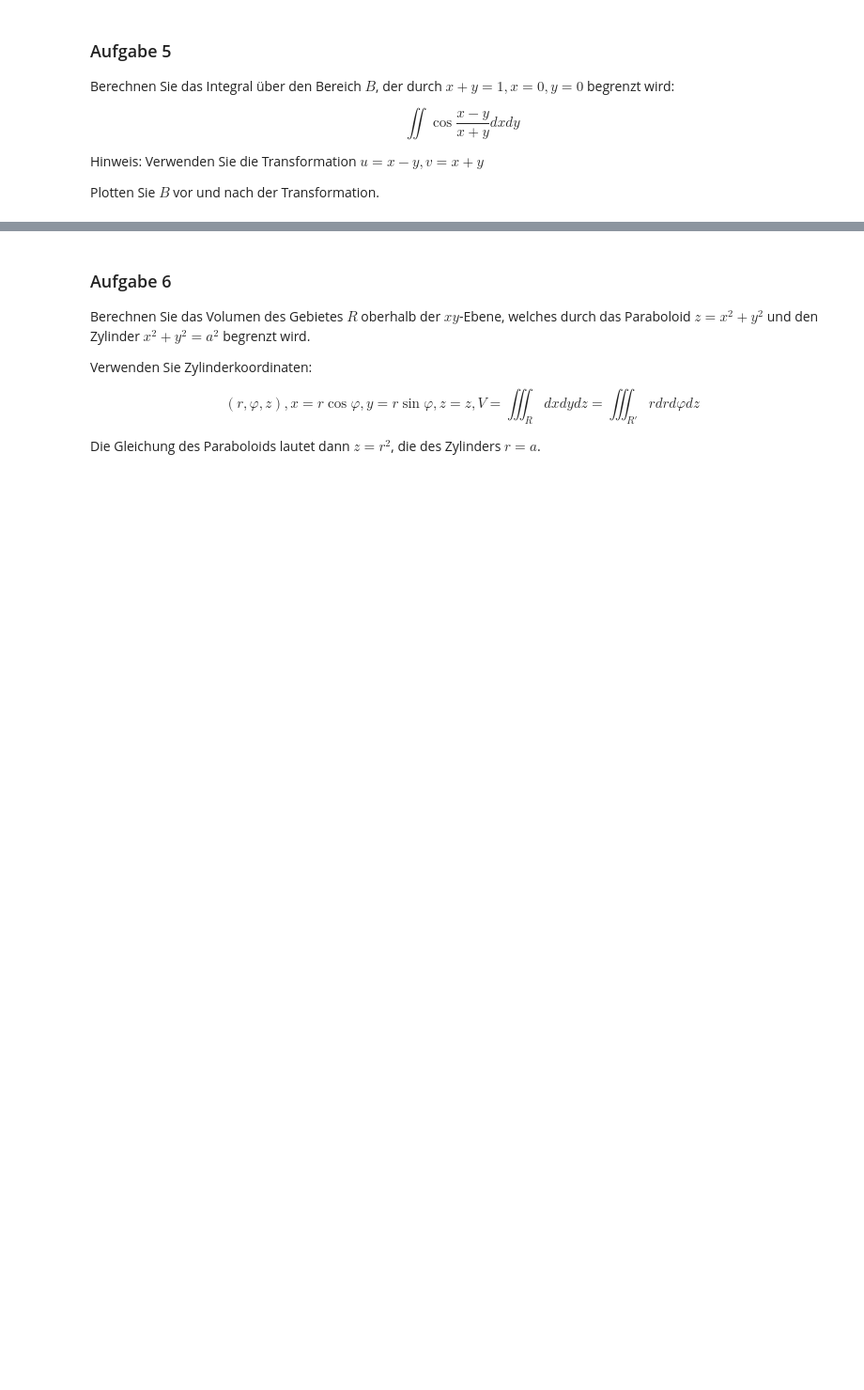
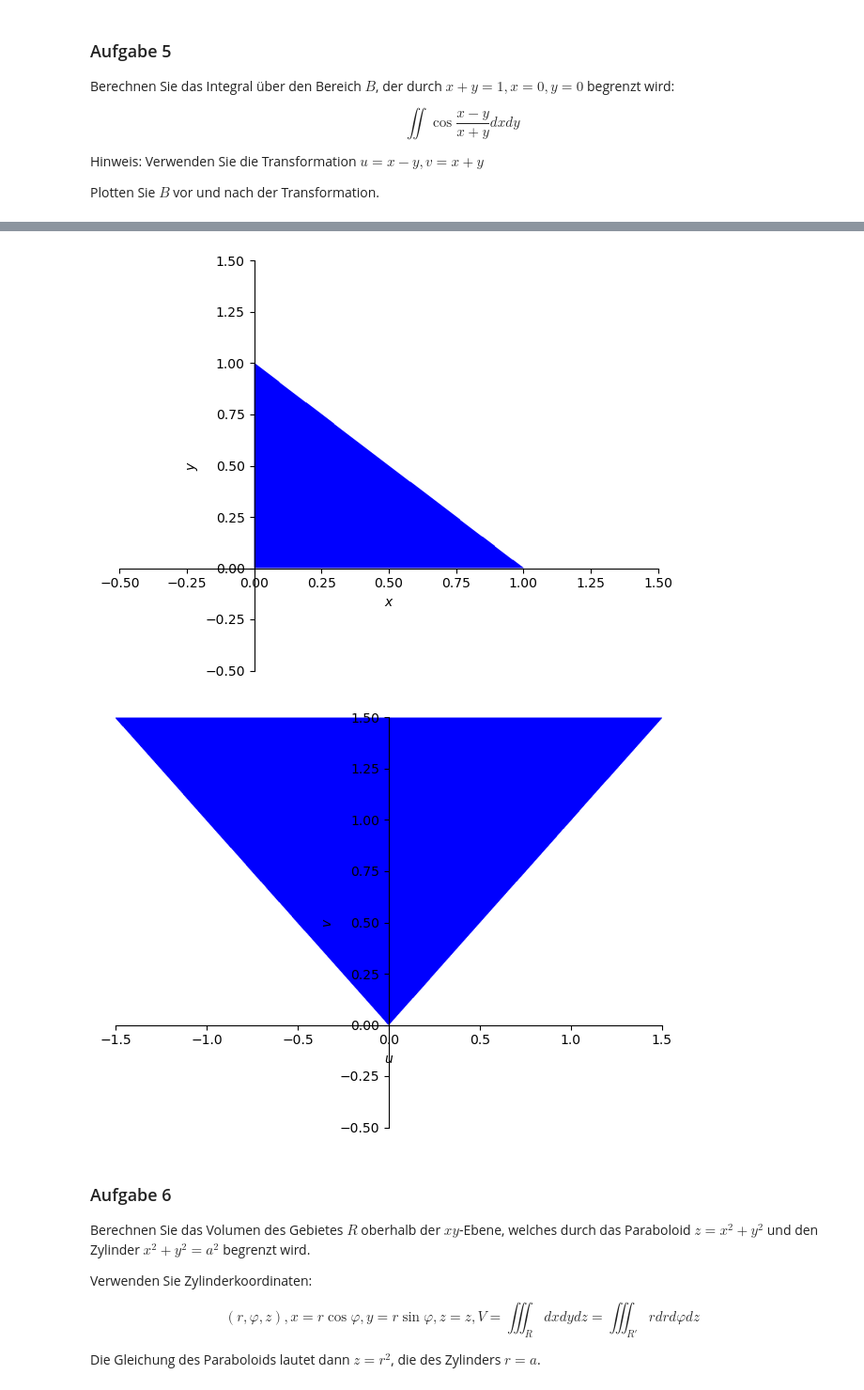
Before and after one commit to maixnor/uniwien, a Jupyter notebook: notebooks/Aufgabenblatt_12.ipynb, the cells around one changed output, grey strips where cells are left out. Shown: that part at 94% size. Drawn from its saved outputs; the diff is of its cells as text; code cells hidden in the pictures; blank space fills up the shorter version.

```diff
--- a/notebooks/Aufgabenblatt_12.ipynb
+++ b/notebooks/Aufgabenblatt_12.ipynb
@@ -69,3 +235,35 @@ Plotten Sie $B$ vor und nach der Transformation.
+# %%
+import sympy as sp
+
+x, y = sp.symbols('x y')
+u, v = sp.symbols('u v')
+
+# Transformation
+expr = sp.cos((x - y) / (x + y))
+jacobian = sp.Matrix([[sp.diff(x, u), sp.diff(x, v)], [sp.diff(y, u), sp.diff(y, v)]]).det()
+transformed_expr = expr.subs({x: (v + u) / 2, y: (v - u) / 2}) * sp.Abs(jacobian)
+
+# Integral
+integral = sp.integrate(sp.integrate(transformed_expr, (u, -v, v)), (v, 0, 1))
+integral.evalf()
+
+# Plot des Bereichs B
+import sympy.plotting as syp
+
+x, y = sp.symbols('x y')
+
+# Vor der Transformation
+plot_B_before = syp.plot_implicit(sp.And(x >= 0, y >= 0, x + y <= 1), (x, -0.5, 1.5), (y, -0.5, 1.5), show=False)
+plot_B_before.show()
+
+# Nach der Transformation
+u, v = sp.symbols('u v')
+
+plot_B_after = syp.plot_implicit(sp.And(v >= 0, u >= -v, u <= v), (u, -1.5, 1.5), (v, -0.5, 1.5), show=False)
+plot_B_after.show()
+# %% [output]
+[figure, added]
+[figure, added]
 # %% [markdown]
 ### Aufgabe 6
 
```
Also changed, not shown: parts of 16 cells of this notebook.
